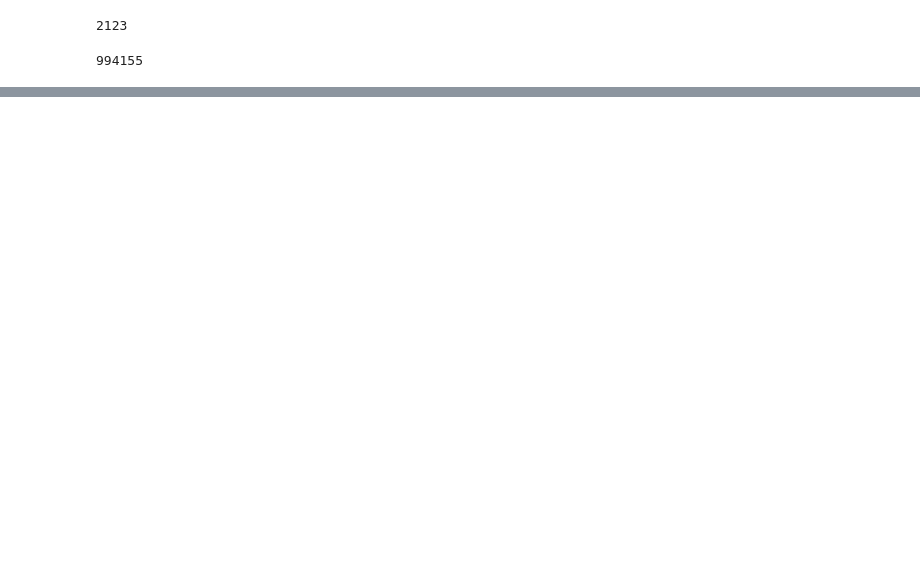
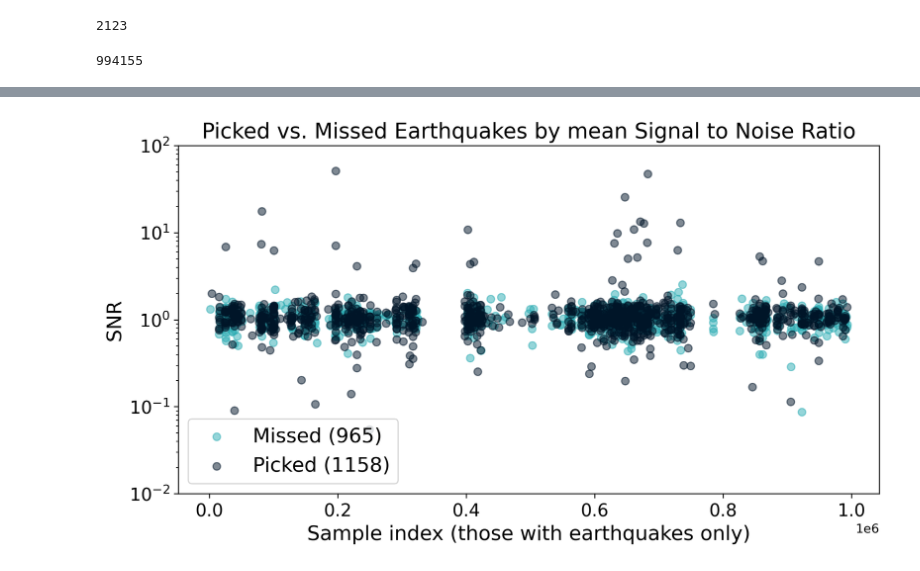
Before and after one commit to UO-Geophysics/gnss-picker, a Jupyter notebook: codes/cnn_train_and_test/summer23/realdata_analysis_codes/6_realtestdata_rightorwrong_byPGDSNR.ipynb, the cells around one changed output, grey strips where cells are left out. Cells and saved outputs as stored; diff of their text form; code cells hidden in the pictures; blank space fills up the shorter version.

Commit message:
New runs for all of the real data plots

```diff
--- a/codes/cnn_train_and_test/summer23/realdata_analysis_codes/6_realtestdata_rightorwrong_byPGDSNR.ipynb
+++ b/codes/cnn_train_and_test/summer23/realdata_analysis_codes/6_realtestdata_rightorwrong_byPGDSNR.ipynb
@@ -16,15 +16,15 @@ realdata_dir = '/home/sdybing/gnss-picker/data/realdata/summer23/'
 best_thresh = 0.135
 
 rows_w_eqs = np.load(realdata_dir + 'real_metadata_rembad_rows_w_eqs.npy')
-# correct_eq_inds = np.load(test_outputs_path + 'realtest_data_rows_w_truepos_result_thresh004.npy')
+correct_eq_inds = np.load(test_outputs_path + 'real_testing/realtest_data_rows_w_truepos_result_thresh004.npy')
 # correct_eq_inds = np.load(test_outputs_path + 'realtest_data_rows_w_truepos_result_thresh003.npy')
 # correct_eq_inds = np.load(test_outputs_path + 'realtest_data_rows_w_truepos_result_thresh005.npy')
-correct_eq_inds = np.load(test_outputs_path + 'realtest_data_rows_w_truepos_result_thresh013.npy')
+# correct_eq_inds = np.load(test_outputs_path + 'real_testing/realtest_data_rows_w_truepos_result_thresh0135.npy')
 
-# metadata = np.load(test_outputs_path + 'realtest_metadata_with_results_pgd_snr_thresh004.npy')
+metadata = np.load(test_outputs_path + 'real_testing/realtest_metadata_with_results_pgd_snr_thresh004.npy')
 # metadata = np.load(test_outputs_path + 'realtest_metadata_with_results_pgd_snr_thresh003.npy')
 # metadata = np.load(test_outputs_path + 'realtest_metadata_with_results_pgd_snr_thresh005.npy')
-metadata = np.load(test_outputs_path + 'realtest_metadata_with_results_pgd_snr_thresh013.npy')
+# metadata = np.load(test_outputs_path + 'real_testing/realtest_metadata_with_results_pgd_snr_thresh0135.npy')
 
 # 0: station name
 # 1: date sample came from
@@ -38,3 +38,4 @@ metadata = np.load(test_outputs_path + 'realtest_metadata_with_results_pgd_snr_t
 # 9: SNR N
 # 10: SNR E
 # 11: SNR Z
+# 12: mean SNR
@@ -84,6 +89,7 @@ print(len(incorrect_eq_inds))
 # 9: SNR N
 # 10: SNR E
 # 11: SNR Z
+# 12: mean SNR
 
 mags_correct = metadata[:,6][correct_eq_inds].astype(float)
 mags_incorrect = metadata[:,6][incorrect_eq_inds].astype(float)
@@ -99,6 +105,9 @@ snrse_incorrect = metadata[:,10][incorrect_eq_inds].astype(float)
 
 snrsz_correct = metadata[:,11][correct_eq_inds].astype(float)
 snrsz_incorrect = metadata[:,11][incorrect_eq_inds].astype(float)
+
+meansnr_correct = metadata[:,12][correct_eq_inds].astype(float)
+meansnr_incorrect = metadata[:,12][incorrect_eq_inds].astype(float)
 # %%
 print(len(snrsn_correct))
 print(len(snrsn_incorrect))
@@ -137,3 +150,20 @@ plt.close();
+# %%
+plt.figure(figsize = (10,5), dpi = 300)
+plt.scatter(incorrect_eq_inds, meansnr_incorrect, label = 'Missed (' + str(len(meansnr_incorrect)) + ')', color = '#2DADB4', alpha = 0.5)
+plt.scatter(correct_eq_inds, meansnr_correct, label = 'Picked (' + str(len(meansnr_correct)) + ')', color = '#001528', alpha = 0.5)
+plt.ylabel('SNR', fontsize = 16)
+plt.xlabel('Sample index (those with earthquakes only)', fontsize = 16)
+plt.xticks(fontsize = 14)
+plt.yticks(fontsize = 14)
+plt.yscale('log')
+plt.ylim(10**-2,10**2)
+plt.title('Picked vs. Missed Earthquakes by mean Signal to Noise Ratio', fontsize = 17)
+plt.legend(loc = 'lower left', fontsize = 16)
+plt.show();
+# plt.savefig(figure_save_dir + '20c_realtestdata_pickmiss_SNRN_thresh013.png', format = 'PNG')
+# plt.close();
+# %% [output]
+[figure, added]
 # %%
 plt.figure(figsize = (10,5), dpi = 300)
 plt.scatter(incorrect_eq_inds, snrsn_incorrect, label = 'Missed (' + str(len(snrsn_incorrect)) + ')', color = '#2DADB4', alpha = 0.5)
```
Also changed, not shown: parts of 7 cells of this notebook, 4 other files.
